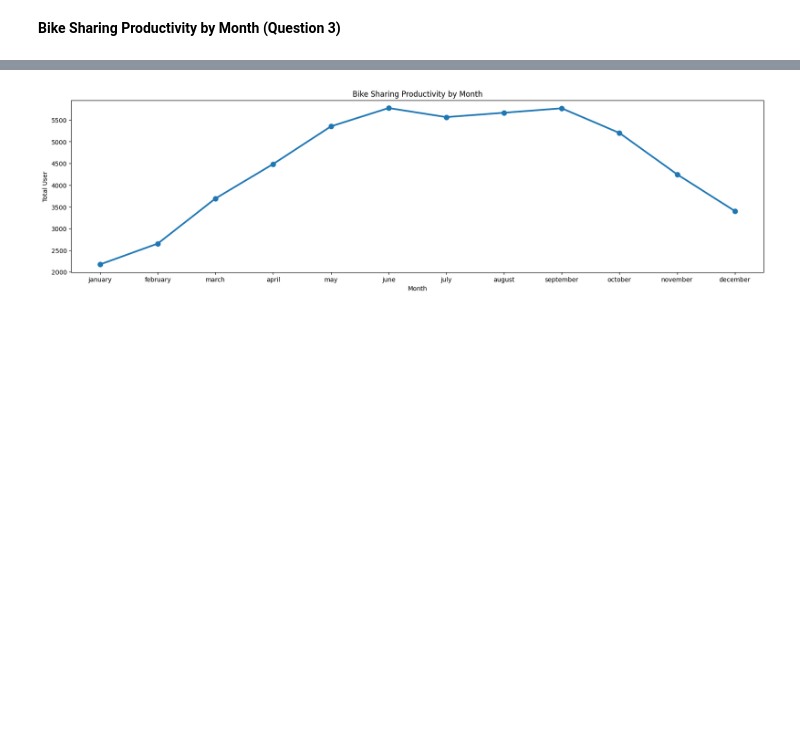
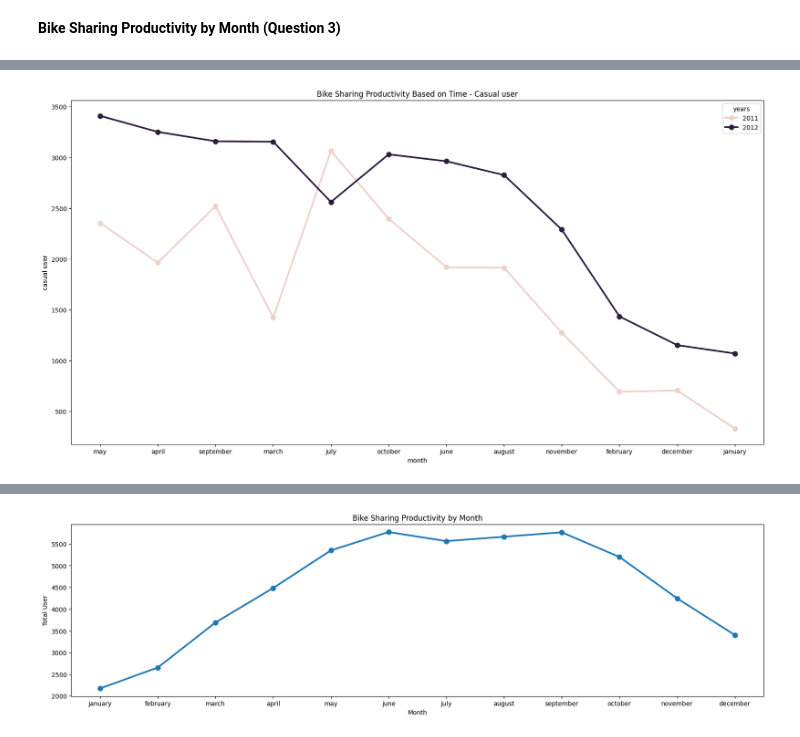
Before and after one commit to adityapratama1999/Bike_Sharing_Analyst, a Jupyter notebook: Bike_Sharing_Analyst.ipynb, the cells around one changed output, grey strips where cells are left out. Drawn from its saved outputs; the diff is of its cells as text; code cells hidden in the pictures; blank space fills up the shorter version.

```diff
--- a/Bike_Sharing_Analyst.ipynb
+++ b/Bike_Sharing_Analyst.ipynb
@@ -417,0 +398,3 @@ day_df.head()
+# %%
+day_df = pd.read_csv('data/day.csv')
+day_df.head()
@@ -1228,3 +1298,6 @@ On weekends or holidays, the number of users starts to increase at 6.00 am and c
 While on weekdays the number of users experienced a significant increase during the hours of leaving and returning from work, namely from 6.00 to 8.00 am and 15.00 to 17.00 pm. While a significant decrease in users occurs at 9.00 am when people are already actively working in the office and at night starting at 7.00 pm. The number of users tends to be low from midnight to 5 am
 # %% [markdown]
 **Bike Sharing Productivity by Month (Question 3)**
+# %%
+sum_casual_user = day_df.groupby(by=["years", "month"]).casual_user.max().sort_values(ascending=False).reset_index()
+sum_casual_user
@@ -1230,0 +1322,9 @@ While on weekdays the number of users experienced a significant increase during
+# %%
+fig, ax = plt.subplots(figsize=(20,10))
+sns.pointplot(data=sum_casual_user, x='month', y='casual_user', hue='years', errorbar=None, ax=ax)
+ax.set(title='Bike Sharing Productivity Based on Time - Casual user')
+ax.set_ylabel('casual user')
+ax.set_xlabel('month')
+plt.show()
+# %% [output]
+[figure, added]
```
Also changed, not shown: parts of 17 cells of this notebook, 1 other file.
